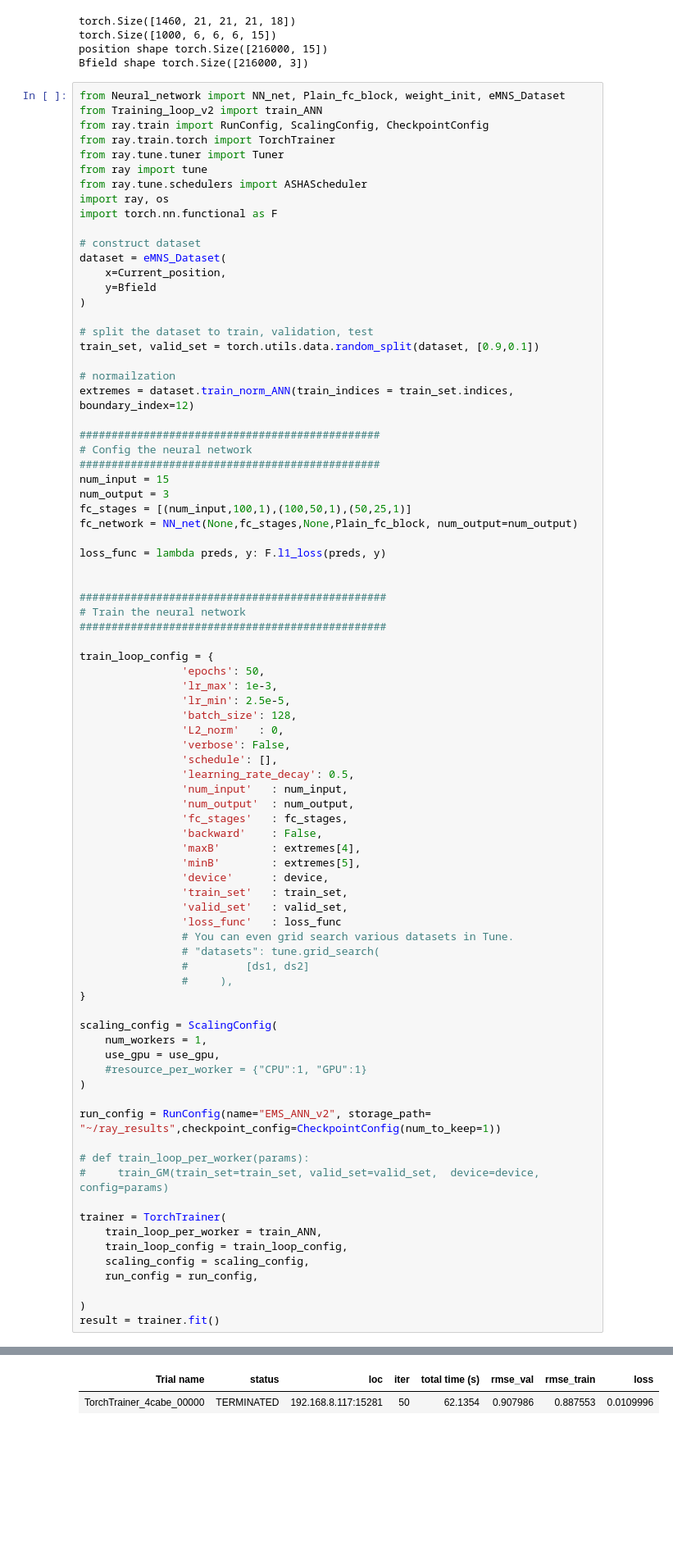
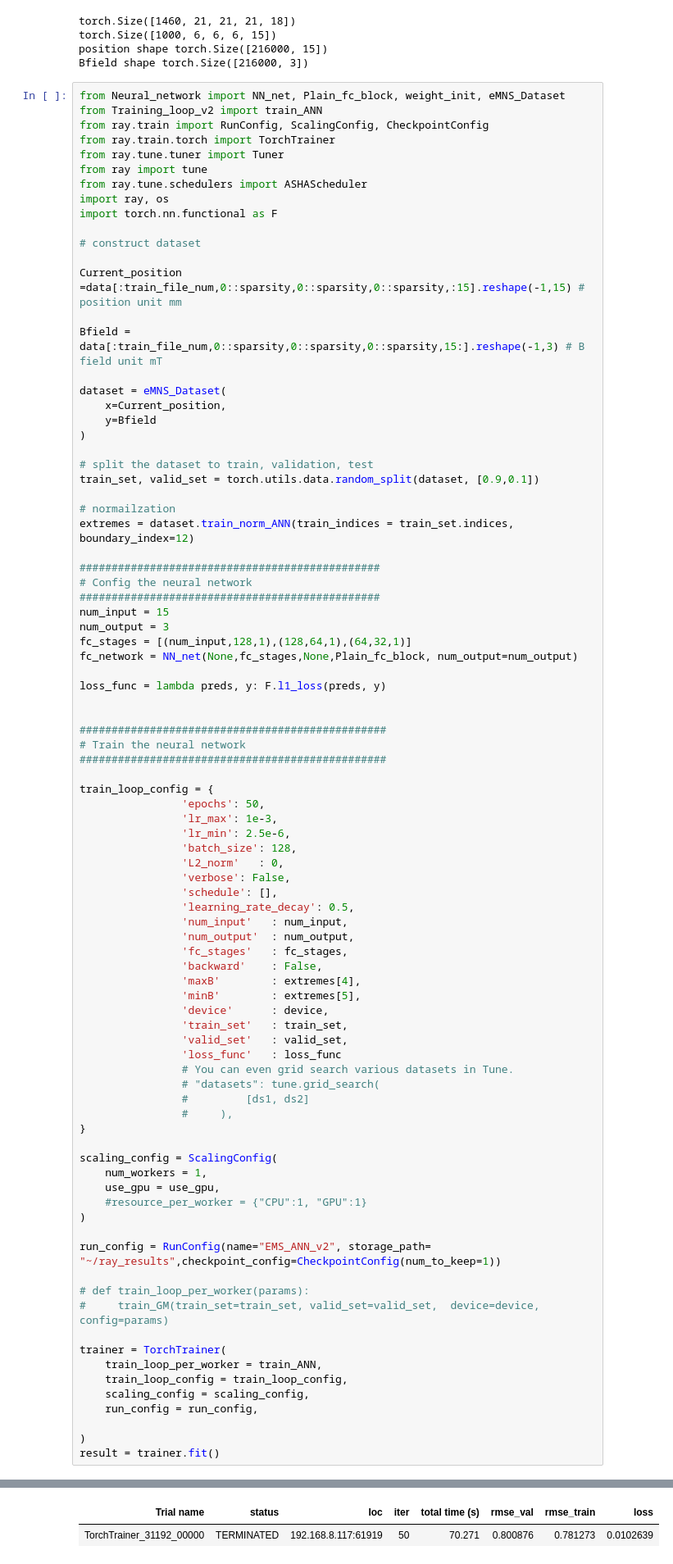
Before and after one commit to Junang-Wang/Qubot_Elastica, a Jupyter notebook: Modeling eMNS/ANN_v4_WJA.ipynb, the cells around one changed output, grey strips where cells are left out. Shown at 82% size. Saved outputs shown, nothing was run; the diff lists cells and outputs as text; blank space fills up the shorter version.

```diff
--- a/Modeling eMNS/ANN_v4_WJA.ipynb
+++ b/Modeling eMNS/ANN_v4_WJA.ipynb
@@ -63,6 +63,11 @@ import ray, os
 import torch.nn.functional as F
 
 # construct dataset
+
+Current_position =data[:train_file_num,0::sparsity,0::sparsity,0::sparsity,:15].reshape(-1,15) # position unit mm
+
+Bfield = data[:train_file_num,0::sparsity,0::sparsity,0::sparsity,15:].reshape(-1,3) # B field unit mT
+
 dataset = eMNS_Dataset(
     x=Current_position,
     y=Bfield
@@ -79,7 +84,7 @@ extremes = dataset.train_norm_ANN(train_indices = train_set.indices, boundary_in
 ###############################################
 num_input = 15
 num_output = 3
-fc_stages = [(num_input,100,1),(100,50,1),(50,25,1)]
+fc_stages = [(num_input,128,1),(128,64,1),(64,32,1)]
 fc_network = NN_net(None,fc_stages,None,Plain_fc_block, num_output=num_output)
 
 loss_func = lambda preds, y: F.l1_loss(preds, y)
@@ -92,7 +97,7 @@ loss_func = lambda preds, y: F.l1_loss(preds, y)
 train_loop_config = {
                 'epochs': 50,
                 'lr_max': 1e-3,
-                'lr_min': 2.5e-5,
+                'lr_min': 2.5e-6,
                 'batch_size': 128,
                 'L2_norm'   : 0,
                 'verbose': False,
@@ -141,6 +146,6 @@ Tune Status
 System Info
 Using FIFO scheduling algorithm.
 Logical resource usage: 2.0/16 CPUs, 0/0 GPUs
 Trial Status
 | Trial name | status | loc | iter | total time (s) | rmse_val | rmse_train | loss |
-| TorchTrainer_4cabe_00000 | TERMINATED | 192.168.8.117:15281 | 50 | 62.1354 | 0.907986 | 0.887553 | 0.0109996 |
+| TorchTrainer_31192_00000 | TERMINATED | 192.168.8.117:61919 | 50 | 70.271 | 0.800876 | 0.781273 | 0.0102639 |
```
Also changed, not shown: parts of 4 cells of this notebook, 4 other files.
